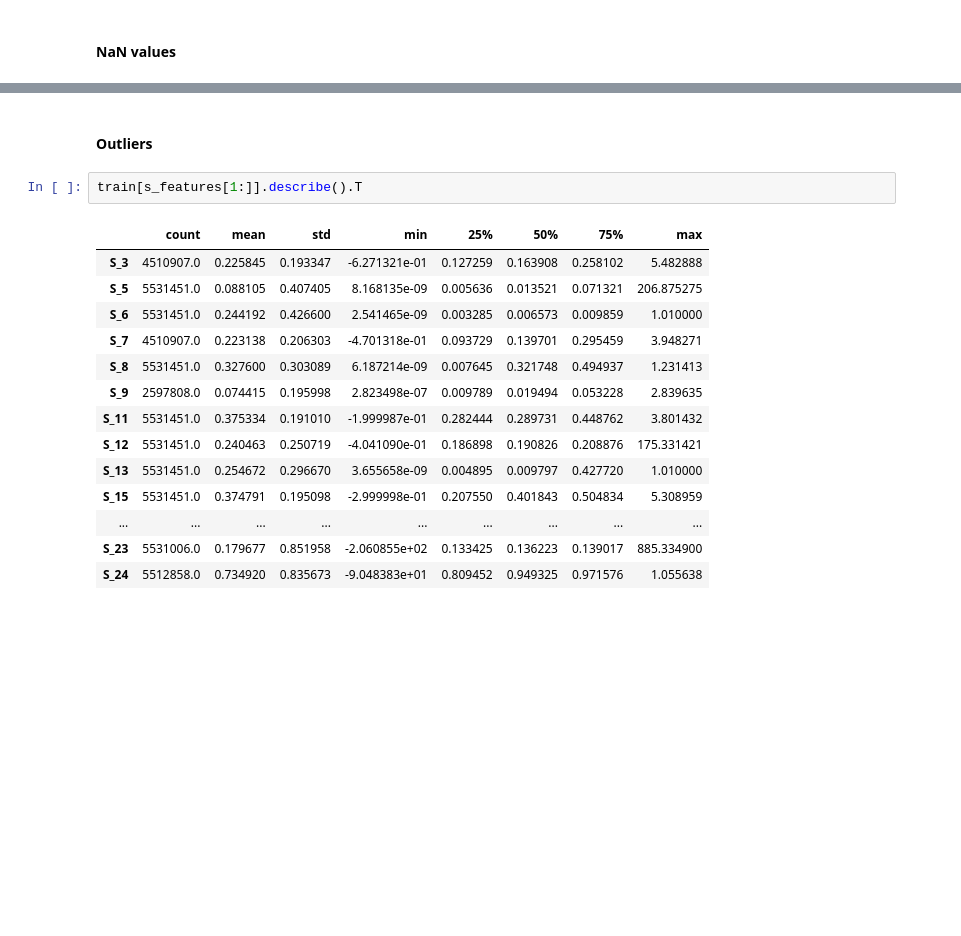
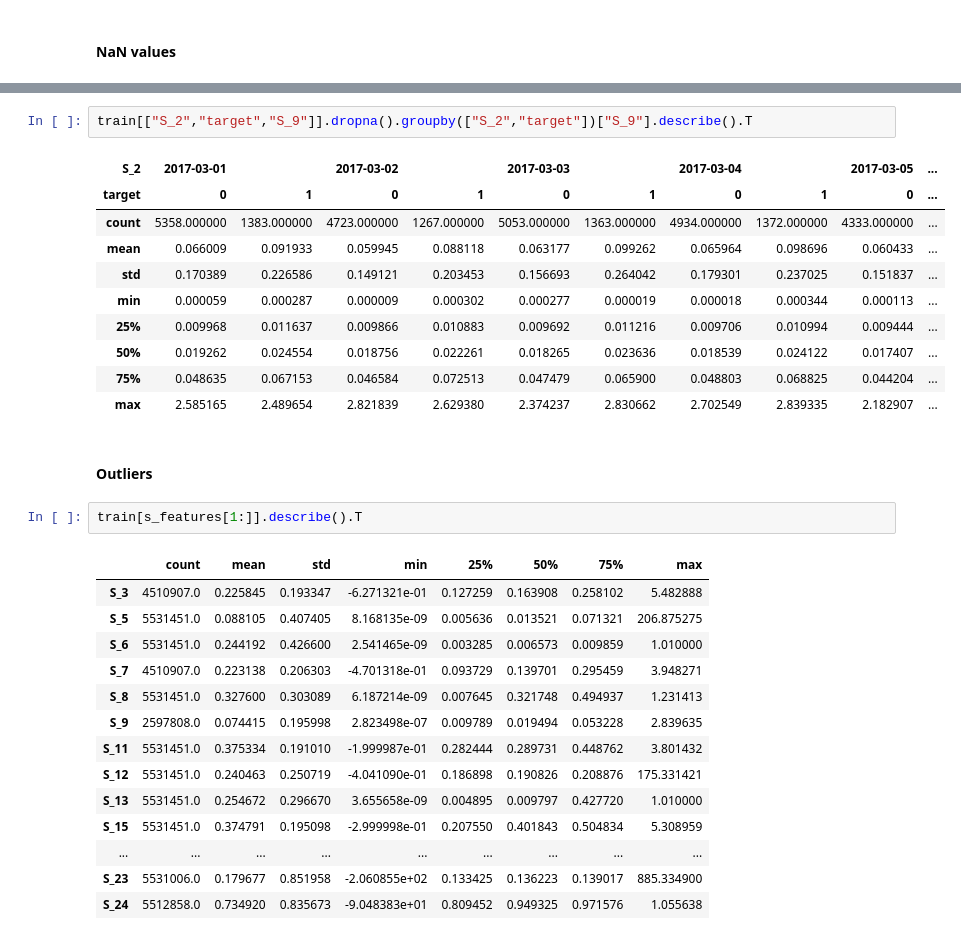
Before and after one commit to bereamanuel/AMEX-default-prediction, a Jupyter notebook: amex-eda.ipynb, the cells around one changed output, grey strips where cells are left out. Cells and saved outputs as stored; diff of their text form; blank space fills up the shorter version.

```diff
--- a/amex-eda.ipynb
+++ b/amex-eda.ipynb
@@ -231,3 +311,16 @@ nansFeatPerc(s_features[1:])
+# %%
+train[["S_2","target","S_9"]].dropna().groupby(["S_2","target"])["S_9"].describe().T
+# %% [output]
+| S_2 | 2017-03-01 |  | 2017-03-02 |  | 2017-03-03 |  | 2017-03-04 |  | 2017-03-05 | ... |
+| target | 0 | 1 | 0 | 1 | 0 | 1 | 0 | 1 | 0 | ... |
+| count | 5358.000000 | 1383.000000 | 4723.000000 | 1267.000000 | 5053.000000 | 1363.000000 | 4934.000000 | 1372.000000 | 4333.000000 | ... |
+| mean | 0.066009 | 0.091933 | 0.059945 | 0.088118 | 0.063177 | 0.099262 | 0.065964 | 0.098696 | 0.060433 | ... |
+| std | 0.170389 | 0.226586 | 0.149121 | 0.203453 | 0.156693 | 0.264042 | 0.179301 | 0.237025 | 0.151837 | ... |
+| min | 0.000059 | 0.000287 | 0.000009 | 0.000302 | 0.000277 | 0.000019 | 0.000018 | 0.000344 | 0.000113 | ... |
+| 25% | 0.009968 | 0.011637 | 0.009866 | 0.010883 | 0.009692 | 0.011216 | 0.009706 | 0.010994 | 0.009444 | ... |
+| 50% | 0.019262 | 0.024554 | 0.018756 | 0.022261 | 0.018265 | 0.023636 | 0.018539 | 0.024122 | 0.017407 | ... |
+| 75% | 0.048635 | 0.067153 | 0.046584 | 0.072513 | 0.047479 | 0.065900 | 0.048803 | 0.068825 | 0.044204 | ... |
+| max | 2.585165 | 2.489654 | 2.821839 | 2.629380 | 2.374237 | 2.830662 | 2.702549 | 2.839335 | 2.182907 | ... |
 # %% [markdown]
 #### Outliers
 # %%
```
Also changed, not shown: parts of 23 cells of this notebook.
